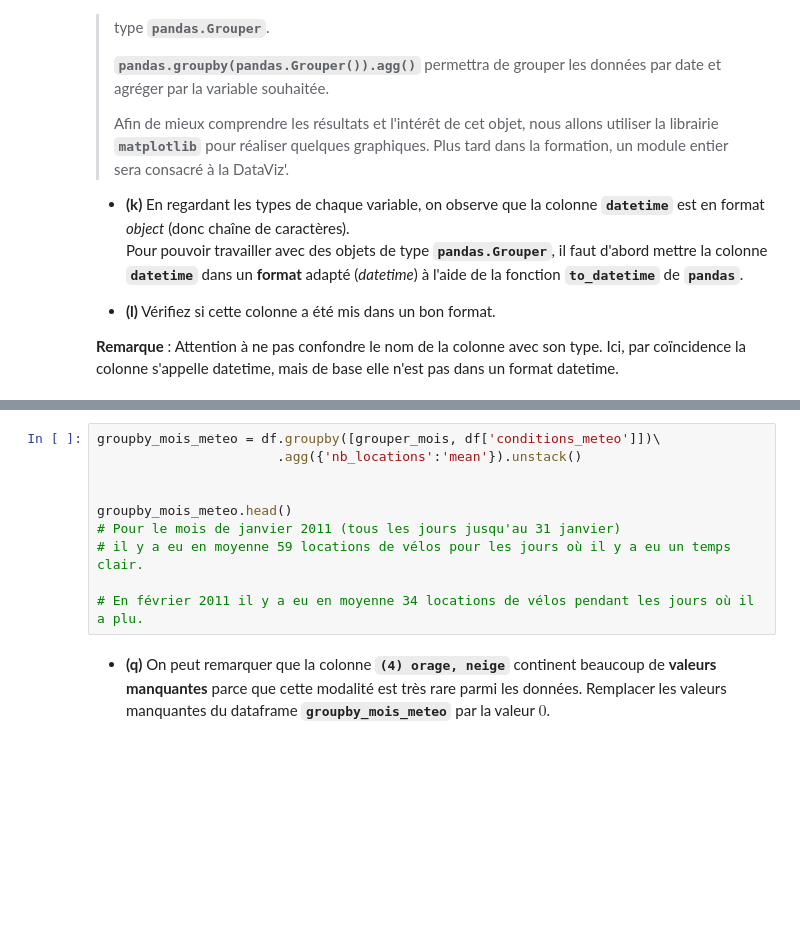
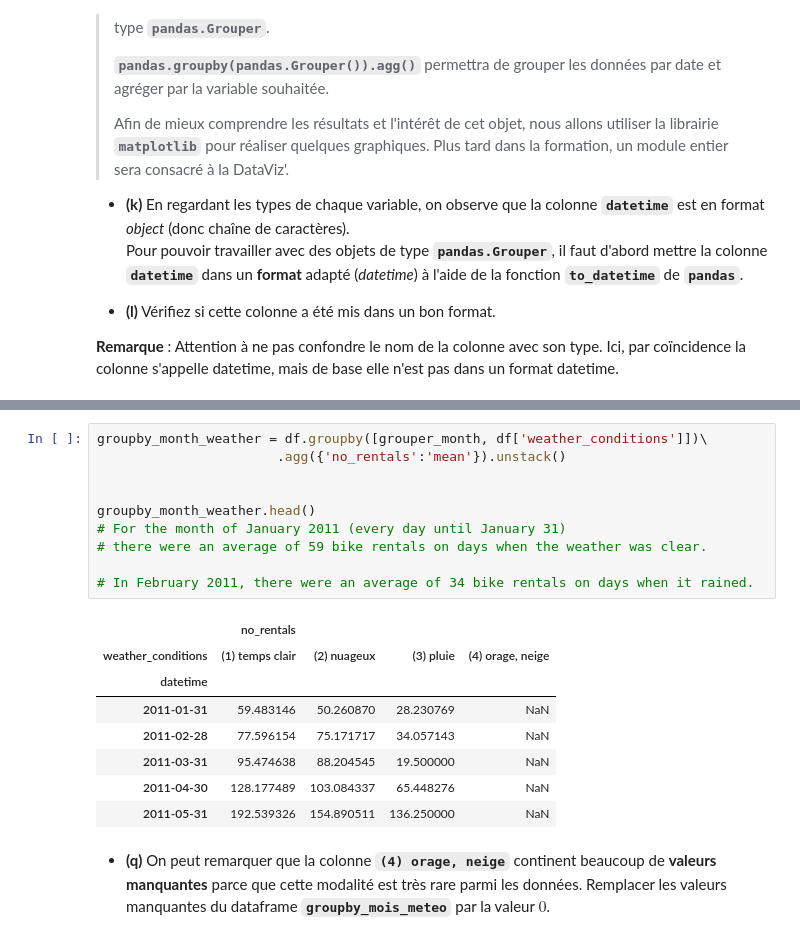
Before and after one commit to Demosthene-OR/Student-AI-and-Data-Management, a Jupyter notebook: 02_analysis_quali_and_temporal_variables.ipynb, the cells around one changed output, grey strips where cells are left out. Cells and saved outputs as stored; diff of their text form; blank space fills up the shorter version.

```diff
--- a/02_analysis_quali_and_temporal_variables.ipynb
+++ b/02_analysis_quali_and_temporal_variables.ipynb
@@ -352,13 +325,22 @@ groupby_mois_meteo.head()
-# %%
-groupby_mois_meteo = df.groupby([grouper_mois, df['conditions_meteo']])\
-                       .agg({'nb_locations':'mean'}).unstack()
-
-
-groupby_mois_meteo.head()
-# Pour le mois de janvier 2011 (tous les jours jusqu'au 31 janvier)
-# il y a eu en moyenne 59 locations de vélos pour les jours où il y a eu un temps clair.
-
-# En février 2011 il y a eu en moyenne 34 locations de vélos pendant les jours où il a plu.
+# %%
+groupby_month_weather = df.groupby([grouper_month, df['weather_conditions']])\
+                       .agg({'no_rentals':'mean'}).unstack()
+
+
+groupby_month_weather.head()
+# For the month of January 2011 (every day until January 31)
+# there were an average of 59 bike rentals on days when the weather was clear.
+
+# In February 2011, there were an average of 34 bike rentals on days when it rained.
+# %% [output]
+|  | no_rentals |  |  |  |
+| weather_conditions | (1) temps clair | (2) nuageux | (3) pluie | (4) orage, neige |
+| datetime |  |  |  |  |
+| 2011-01-31 | 59.483146 | 50.260870 | 28.230769 | NaN |
+| 2011-02-28 | 77.596154 | 75.171717 | 34.057143 | NaN |
+| 2011-03-31 | 95.474638 | 88.204545 | 19.500000 | NaN |
+| 2011-04-30 | 128.177489 | 103.084337 | 65.448276 | NaN |
+| 2011-05-31 | 192.539326 | 154.890511 | 136.250000 | NaN |
 # %% [markdown]
 
 * **(q)** On peut remarquer que la colonne **`(4) orage, neige`** continent beaucoup de **valeurs manquantes** parce que cette modalité est très rare parmi les données. Remplacer les valeurs manquantes du dataframe **`groupby_mois_meteo`** par la valeur $0$.
```
Also changed, not shown: parts of 32 cells of this notebook, 1 other file.
